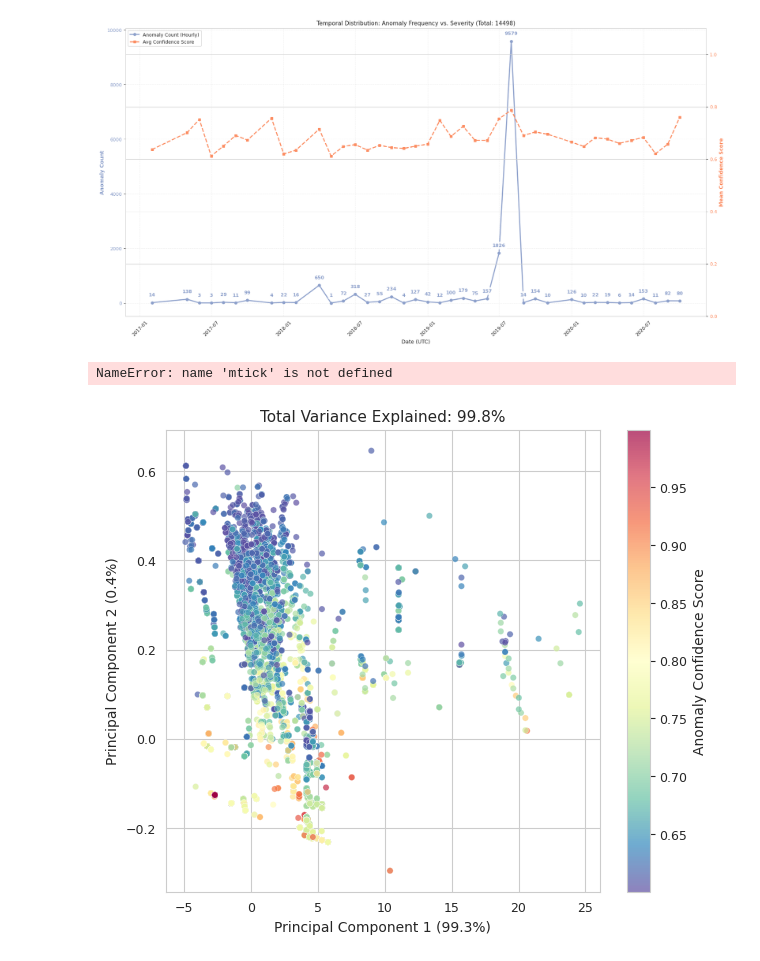
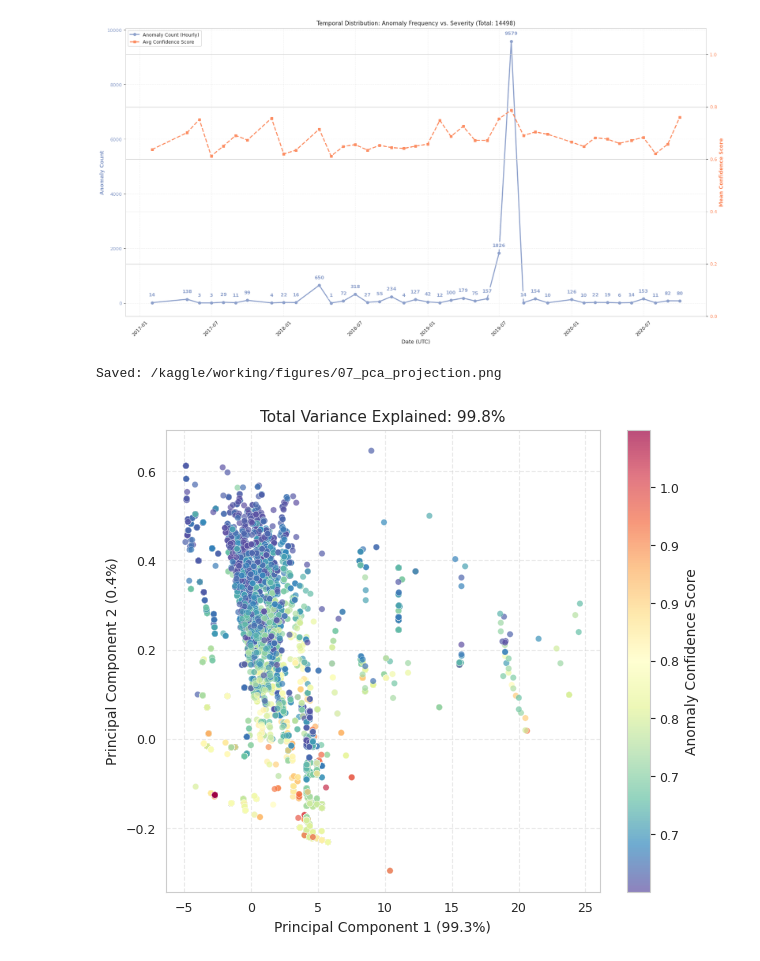
Before and after one commit to reetikesh17/Cloud_AWS_Anomaly_Detectionmodel, a Jupyter notebook: cloudawstrail.ipynb, the cells around one changed output. Cells and saved outputs as stored; diff of their text form; code cells hidden in the pictures.

Commit message:
Kaggle Notebook | CloudAwstrail | Version 4

```diff
--- a/cloudawstrail.ipynb
+++ b/cloudawstrail.ipynb
@@ -1024,6 +1024,8 @@ else:
 Saved graph to: /kaggle/working/figures/04_temporal_analysis_line_wide_tall.png
 [figure]
 # %%
+import matplotlib.pyplot as plt
+import matplotlib.ticker as mtick  # <--- Added this missing import
 from sklearn.decomposition import PCA
 
 feat_cols = ['score_gmm','score_ae','score_if','norm_gmm','norm_ae','norm_if']
@@ -1036,33 +1038,35 @@ if len(features) >= 2:
     X_pca = pca.fit_transform(X)
     var_exp = pca.explained_variance_ratio_.sum() * 100
 
 
     fig, ax = plt.subplots(figsize=(7, 6))
 
 
     sc = ax.scatter(X_pca[:, 0], X_pca[:, 1],
                     c=df['conf_score'].fillna(0),
                     cmap='Spectral_r',
                     s=20, alpha=0.7, edgecolors='w', linewidth=0.2)
 
     ax.set_xlabel(f"Principal Component 1 ({pca.explained_variance_ratio_[0]:.1%})")
     ax.set_ylabel(f"Principal Component 2 ({pca.explained_variance_ratio_[1]:.1%})")
     ax.set_title(f"Total Variance Explained: {var_exp:.1f}%")
 
 
     cbar = plt.colorbar(sc, ax=ax)
     cbar.set_label("Anomaly Confidence Score")
+
+    # This line works now because mtick is defined
     cbar.ax.yaxis.set_major_formatter(mtick.FormatStrFormatter('%.1f'))
 
 
     ax.grid(True, linestyle='--', alpha=0.4)
 
-    out_path = FIG_DIR / f"07_pca_projection{SUFFIX}.png"
+    out_path = FIG_DIR / f"07_pca_projection.png"
     plt.savefig(out_path, bbox_inches='tight')
     print(f"Saved: {out_path}")
     plt.show()
 else:
     print("Not enough features for PCA.")
 # %% [output]
-NameError: name 'mtick' is not defined
+Saved: /kaggle/working/figures/07_pca_projection.png
-[figure, old version]
+[figure, new version]
```
